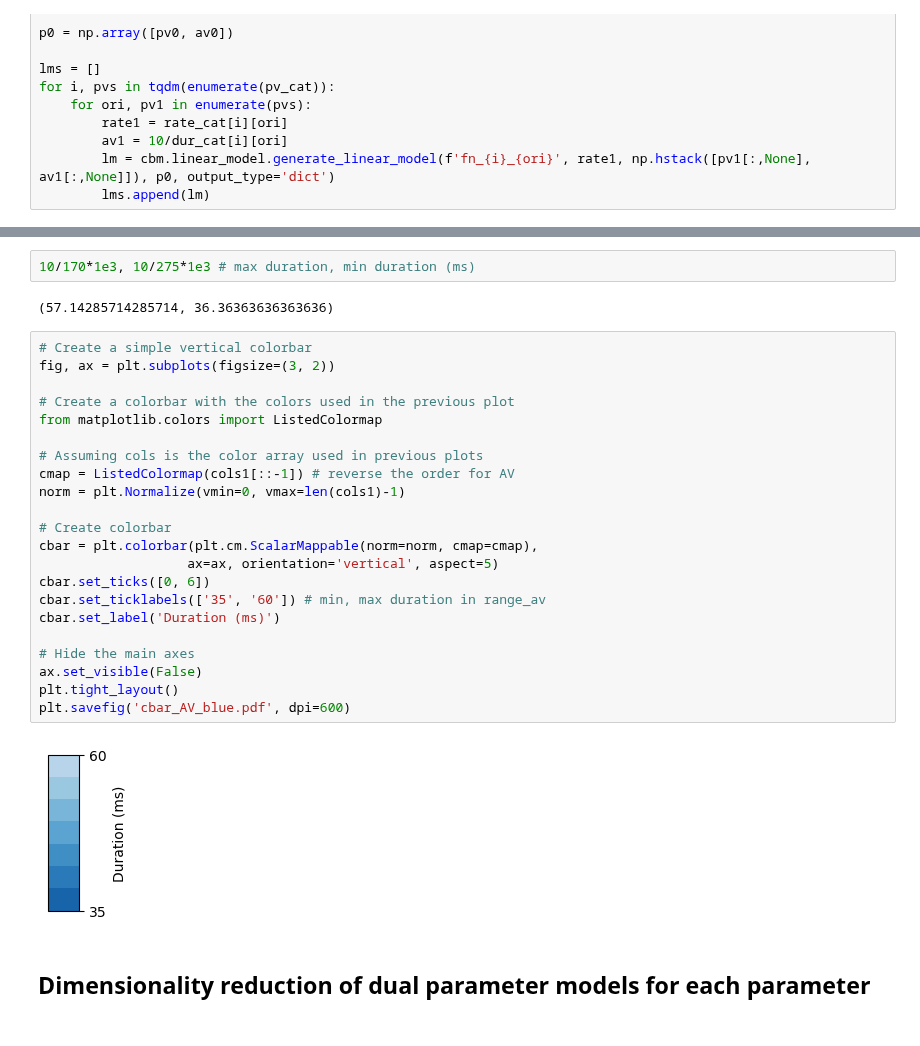
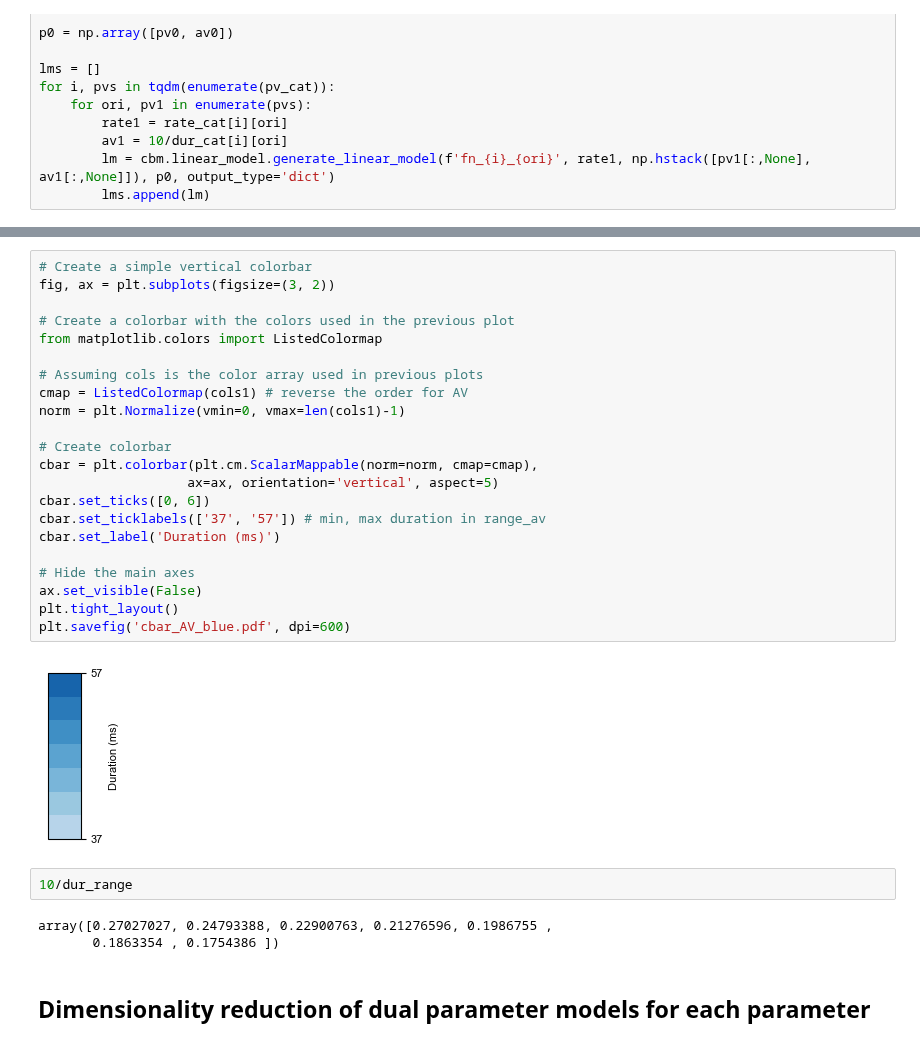
Before and after one commit to NeuroAI-IBS/fn_data_saccade, a Jupyter notebook: Data sorting/python_code/linear_analy_SH.ipynb, the cells around one changed output, grey strips where cells are left out. Drawn from its saved outputs; the diff is of its cells as text.

Commit message:
update the PV and duration linear models

```diff
--- a/Data sorting/python_code/linear_analy_SH.ipynb
+++ b/Data sorting/python_code/linear_analy_SH.ipynb
@@ -730,31 +686,32 @@ plt.savefig('AV_linear_model_directions.pdf', dpi=600)
-# %%
-10/170*1e3, 10/275*1e3 # max duration, min duration (ms)
-# %% [output]
-(57.14285714285714, 36.36363636363636)
 # %%
 # Create a simple vertical colorbar
 fig, ax = plt.subplots(figsize=(3, 2))
 
 # Create a colorbar with the colors used in the previous plot
 from matplotlib.colors import ListedColormap
 
 # Assuming cols is the color array used in previous plots
-cmap = ListedColormap(cols1[::-1]) # reverse the order for AV
+cmap = ListedColormap(cols1) # reverse the order for AV
 norm = plt.Normalize(vmin=0, vmax=len(cols1)-1)
 
 # Create colorbar
 cbar = plt.colorbar(plt.cm.ScalarMappable(norm=norm, cmap=cmap),
                    ax=ax, orientation='vertical', aspect=5)
 cbar.set_ticks([0, 6])
-cbar.set_ticklabels(['35', '60']) # min, max duration in range_av
+cbar.set_ticklabels(['37', '57']) # min, max duration in range_av
 cbar.set_label('Duration (ms)')
 
 # Hide the main axes
 ax.set_visible(False)
 plt.tight_layout()
 plt.savefig('cbar_AV_blue.pdf', dpi=600)
 # %% [output]
-[figure, old version]
+[figure, new version]
+# %%
+10/dur_range
+# %% [output]
+array([0.27027027, 0.24793388, 0.22900763, 0.21276596, 0.1986755 ,
+       0.1863354 , 0.1754386 ])
 # %% [markdown]
 ## Dimensionality reduction of dual parameter models for each parameter
 # %%
```
Also changed, not shown: parts of 36 cells of this notebook, 20 other files.
